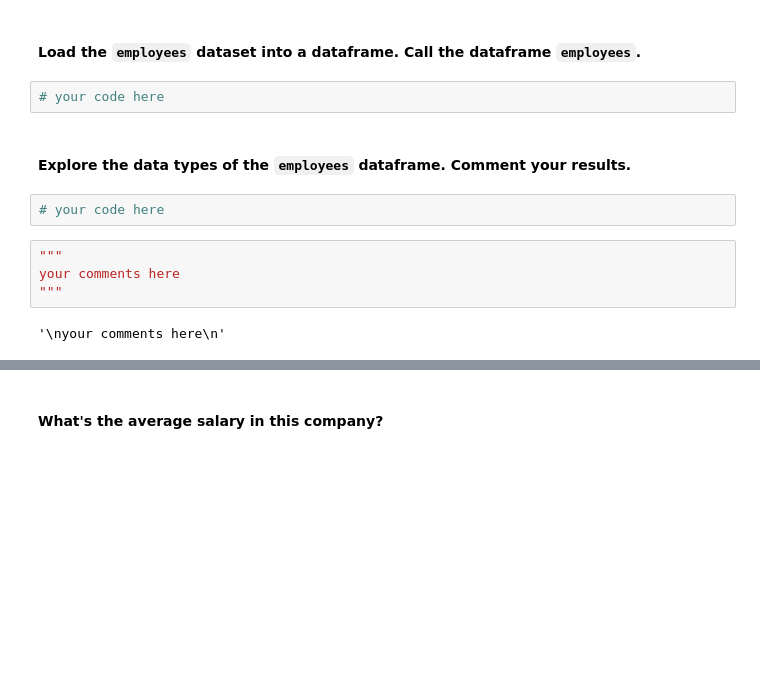
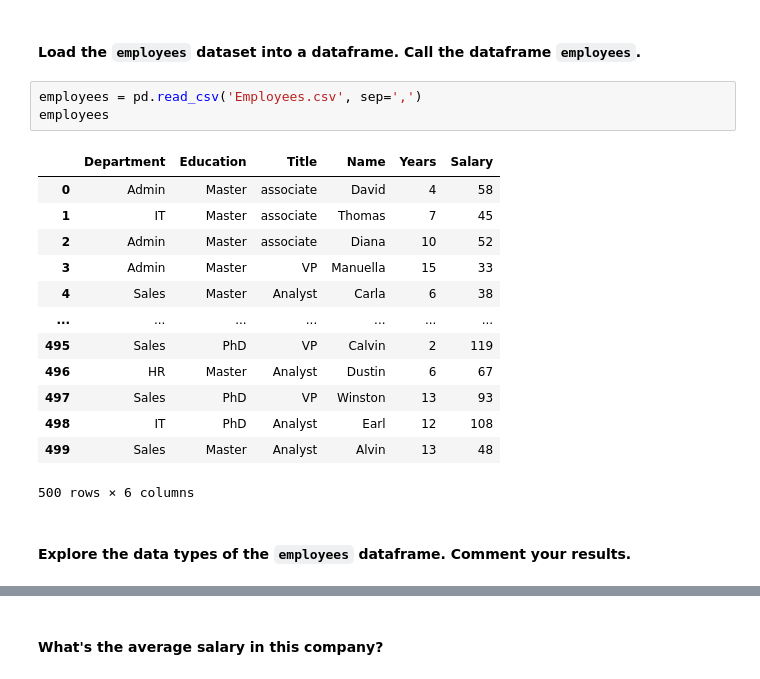
Before and after one commit to matthieubaillard/DAFT_0410, a Jupyter notebook: module_2/Lab_10_Subsetting-and-Descriptive-Statistics/main.ipynb, the cells around one changed output, grey strips where cells are left out. Drawn from its saved outputs; the diff is of its cells as text; blank space fills up the shorter version.

```diff
--- a/module_2/Lab_10_Subsetting-and-Descriptive-Statistics/main.ipynb
+++ b/module_2/Lab_10_Subsetting-and-Descriptive-Statistics/main.ipynb
@@ -116,15 +116,22 @@ state_temp
 #  Challenge 2
 # %% [markdown]
 #### Load the `employees` dataset into a dataframe. Call the dataframe `employees`.
-# %%
-# your code here
+# %%
+employees = pd.read_csv('Employees.csv', sep=',')
+employees
+# %% [output]
+|  | Department | Education | Title | Name | Years | Salary |
+| 0 | Admin | Master | associate | David | 4 | 58 |
+| 1 | IT | Master | associate | Thomas | 7 | 45 |
+| 2 | Admin | Master | associate | Diana | 10 | 52 |
+| 3 | Admin | Master | VP | Manuella | 15 | 33 |
+| 4 | Sales | Master | Analyst | Carla | 6 | 38 |
+| ... | ... | ... | ... | ... | ... | ... |
+| 495 | Sales | PhD | VP | Calvin | 2 | 119 |
+| 496 | HR | Master | Analyst | Dustin | 6 | 67 |
+| 497 | Sales | PhD | VP | Winston | 13 | 93 |
+| 498 | IT | PhD | Analyst | Earl | 12 | 108 |
+| 499 | Sales | Master | Analyst | Alvin | 13 | 48 |
+500 rows × 6 columns
 # %% [markdown]
 #### Explore the data types of the `employees` dataframe. Comment your results.
-# %%
-# your code here
-# %%
-"""
-your comments here
-"""
-# %% [output]
-'\nyour comments here\n'
```
Also changed, not shown: parts of 41 cells of this notebook.
